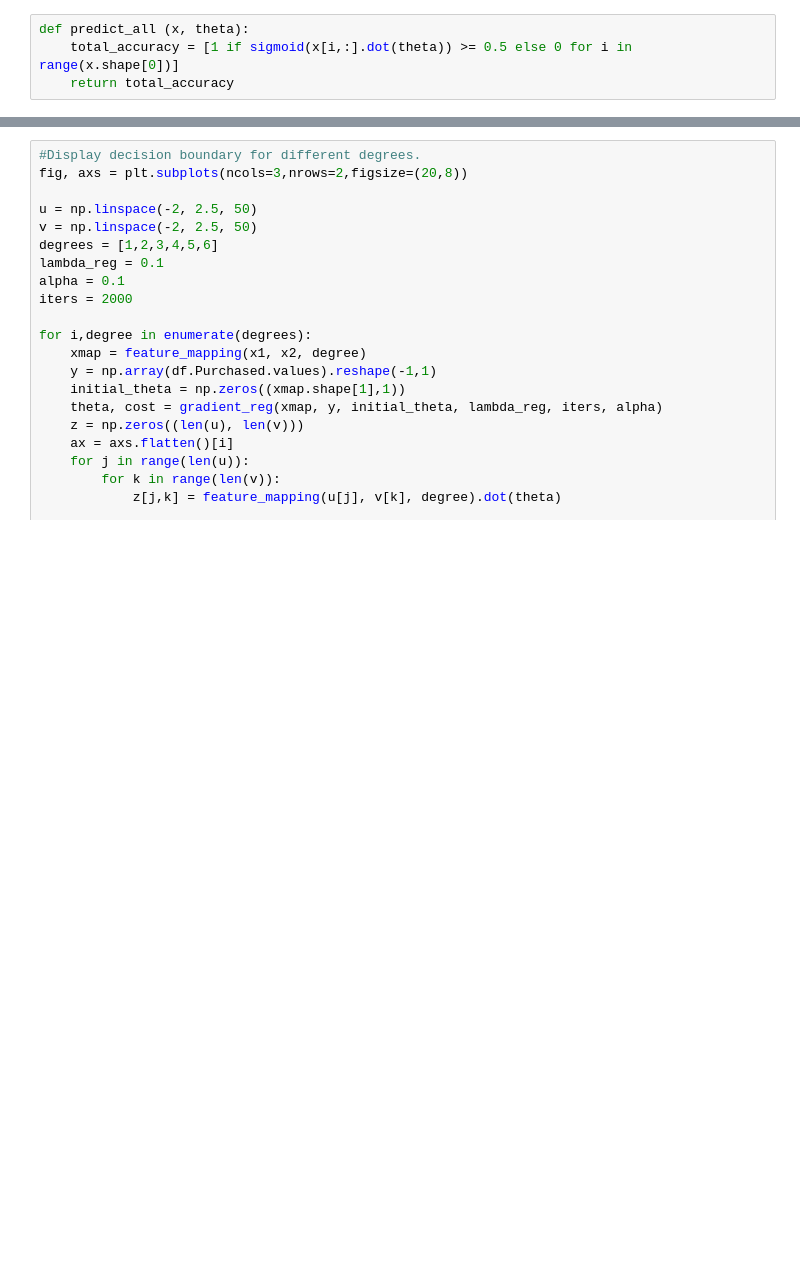
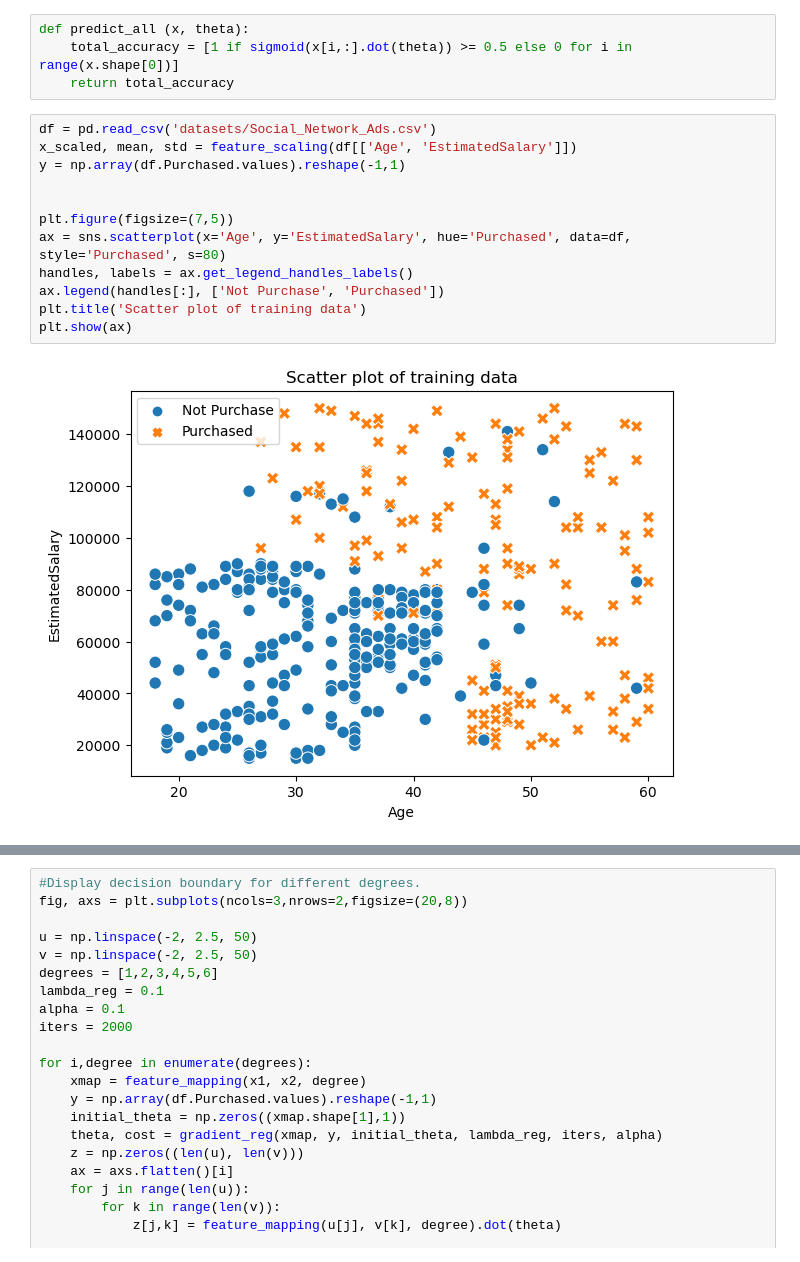
Before and after one commit to luqmancrit/Polynomial-Logistic-Regression-Numpy-, a Jupyter notebook: model.ipynb, the cells around one changed output, grey strips where cells are left out. Cells and saved outputs as stored; diff of their text form; blank space fills up the shorter version.

```diff
--- a/model.ipynb
+++ b/model.ipynb
@@ -56,4 +56,18 @@ def gradient_reg(x, y, theta, lambda_reg, iters, alpha):
 def predict_all (x, theta):
     total_accuracy = [1 if sigmoid(x[i,:].dot(theta)) >= 0.5 else 0 for i in range(x.shape[0])]
     return total_accuracy
+# %%
+df = pd.read_csv('datasets/Social_Network_Ads.csv')
+x_scaled, mean, std = feature_scaling(df[['Age', 'EstimatedSalary']])
+y = np.array(df.Purchased.values).reshape(-1,1)
+
+
+plt.figure(figsize=(7,5))
+ax = sns.scatterplot(x='Age', y='EstimatedSalary', hue='Purchased', data=df, style='Purchased', s=80)
+handles, labels = ax.get_legend_handles_labels()
+ax.legend(handles[:], ['Not Purchase', 'Purchased'])
+plt.title('Scatter plot of training data')
+plt.show(ax)
+# %% [output]
+[figure, added]
 # %%
```
Also changed, not shown: parts of 4 cells of this notebook.
